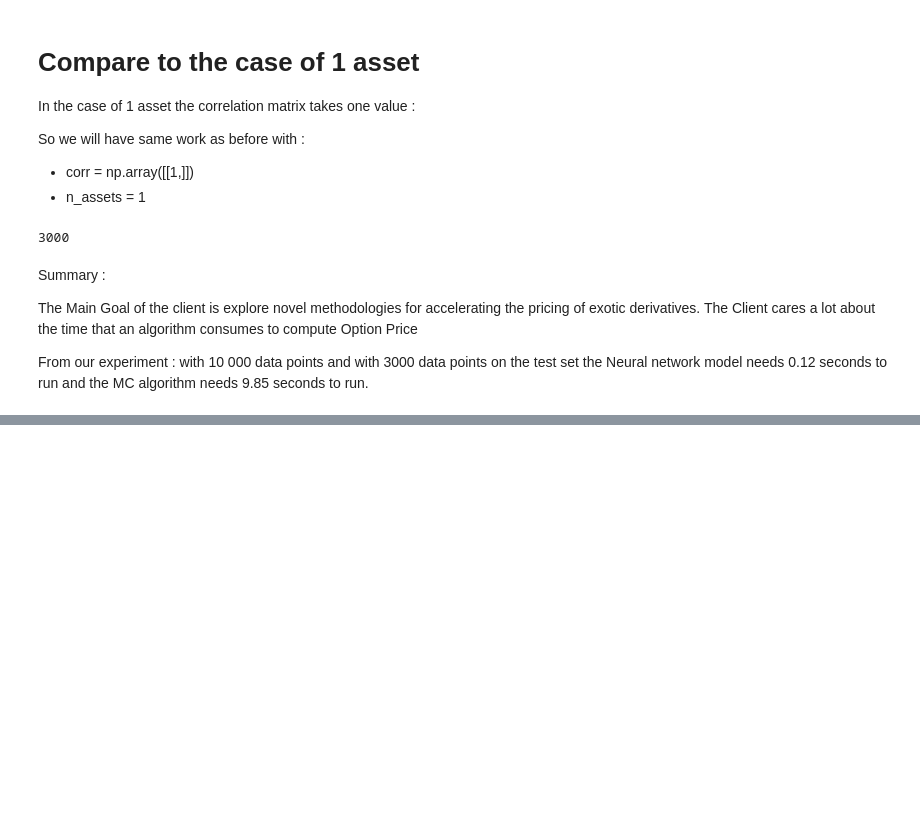
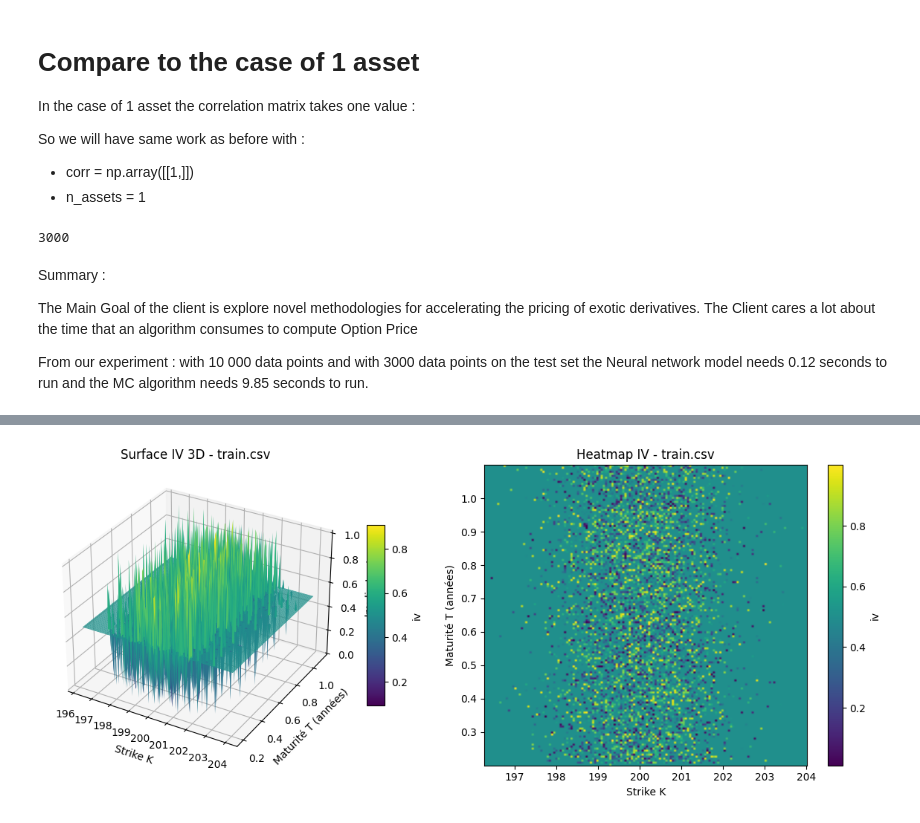
Before and after one commit to nicolassalok1/RepoFinal, a Jupyter notebook: Basket/Basket_Pricing.ipynb, the cells around one changed output, grey strips where cells are left out. Cells and saved outputs as stored; diff of their text form; code cells hidden in the pictures; blank space fills up the shorter version.

```diff
--- a/Basket/Basket_Pricing.ipynb
+++ b/Basket/Basket_Pricing.ipynb
@@ -492,0 +679,11 @@ price
+# %%
+# Exemple d'utilisation avec un CSV (train.csv de simulation)
+csv_iv = Path('train.csv')
+if csv_iv.exists():
+    iv_df, S0_est = load_iv_dataframe(csv_iv)
+    K_grid, T_grid, iv_grid = build_grid(iv_df, S0=S0_est, n_K=150, n_T=150)
+    plot_surface(K_grid, T_grid, iv_grid, title_suffix=' - train.csv')
+else:
+    print(f'Fichier introuvable: {csv_iv}')
+# %% [output]
+[figure, added]
```
Also changed, not shown: parts of 19 cells of this notebook, 4 other files.
